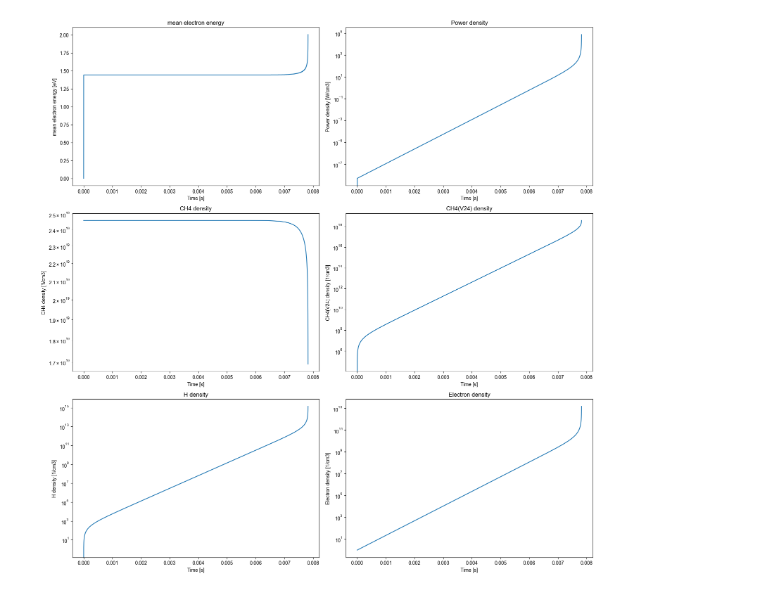
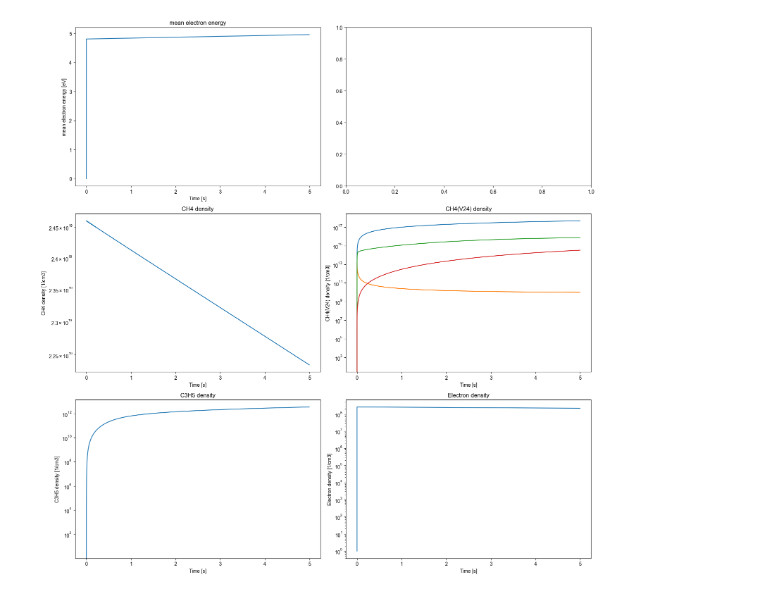
Before and after one commit to 100sjun/repos_python, a Jupyter notebook: Project/DBD_Plasma/ZDPlaskin/CH4_DBD_Plasma/ZDPlaskin/data_plot.ipynb, the cells around one changed output. Saved outputs shown, nothing was run; the diff lists cells and outputs as text; code cells hidden in the pictures.

```diff
--- a/Project/DBD_Plasma/ZDPlaskin/CH4_DBD_Plasma/ZDPlaskin/data_plot.ipynb
+++ b/Project/DBD_Plasma/ZDPlaskin/CH4_DBD_Plasma/ZDPlaskin/data_plot.ipynb
@@ -67,41 +67,39 @@ species
 fig, axs = plt.subplots(3,2,figsize=(16,16))
 
 axs[0,0].plot(df_cd['Time [s]'],df_cd['Electron temperature [K]'] / const.e * const.k)
 axs[0,0].set_xlabel('Time [s]')
 axs[0,0].set_ylabel('mean electron energy [eV]')
 axs[0,0].set_title('mean electron energy')
 
-axs[0,1].plot(df_sp['Time [s]'],df_cd['Power density [W/cm3]'])
-axs[0,1].set_yscale('log')
-axs[0,1].set_xlabel('Time [s]')
-axs[0,1].set_ylabel('Power density [W/cm3]')
-axs[0,1].set_title('Power density')
 
-axs[1,0].plot(df_sp['Time [s]'],df_sp['CH4'])
+axs[1,0].plot(df_sp['Time [s]'],df_sp['CH4']+df_sp['CH4(V13)']+df_sp['CH4(V24)'])
 axs[1,0].set_yscale('log')
 axs[1,0].set_xlabel('Time [s]')
 axs[1,0].set_ylabel('CH4 density [1/cm3]')
 axs[1,0].set_title('CH4 density')
 
-axs[1,1].plot(df_sp['Time [s]'],df_sp['CH4(V24)'])
+axs[1,1].plot(df_sp['Time [s]'],df_sp['C2H6'] + df_sp['C2H6(V13)'] + df_sp['C2H6(V24)'] )
+axs[1,1].plot(df_sp['Time [s]'],df_sp['C2H4'] + df_sp['C2H4(V1)'] + df_sp['C2H4(V2)'])
+axs[1,1].plot(df_sp['Time [s]'],df_sp['C2H2'] + df_sp['C2H2(V5)'] + df_sp['C2H2(V2)'] + df_sp['C2H2(V13)'])
+axs[1,1].plot(df_sp['Time [s]'],df_sp['C3H8'] + df_sp['C3H8(V1)'] + df_sp['C3H8(V2)'])
 axs[1,1].set_yscale('log')
 axs[1,1].set_xlabel('Time [s]')
 axs[1,1].set_ylabel('CH4(V24) density [1/cm3]')
 axs[1,1].set_title('CH4(V24) density')
 
-axs[2,0].plot(df_sp['Time [s]'],df_sp['H'])
+axs[2,0].plot(df_sp['Time [s]'],df_sp[species[2]])
 axs[2,0].set_yscale('log')
 axs[2,0].set_xlabel('Time [s]')
-axs[2,0].set_ylabel('H density [1/cm3]')
-axs[2,0].set_title('H density')
+axs[2,0].set_ylabel(species[2]+' density [1/cm3]')
+axs[2,0].set_title(species[2]+' density')
 
 axs[2,1].plot(df_sp['Time [s]'],df_sp['E'])
 axs[2,1].set_yscale('log')
 axs[2,1].set_xlabel('Time [s]')
 axs[2,1].set_ylabel('Electron density [1/cm3]')
 axs[2,1].set_title('Electron density')
 
 plt.tight_layout()
 plt.show()
 # %% [output]
-[figure, old version]
+[figure, new version]
```
Also changed, not shown: parts of 3 cells of this notebook, 20 other files.
